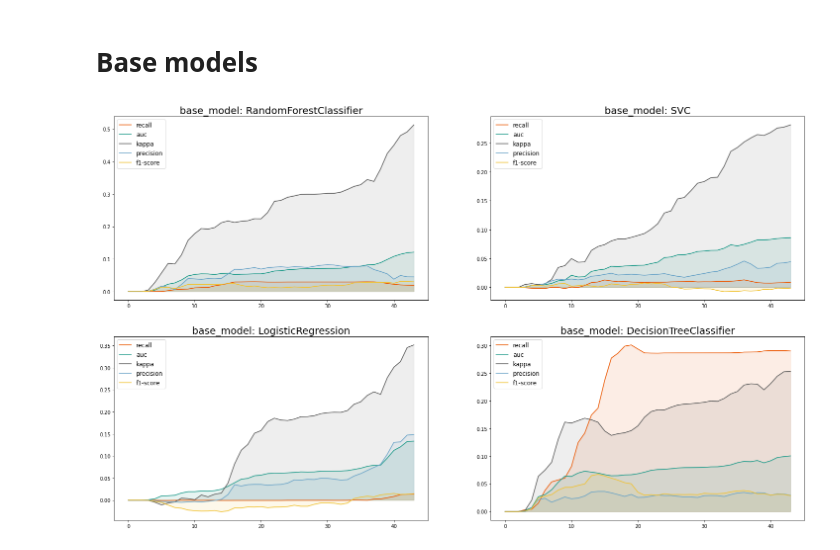
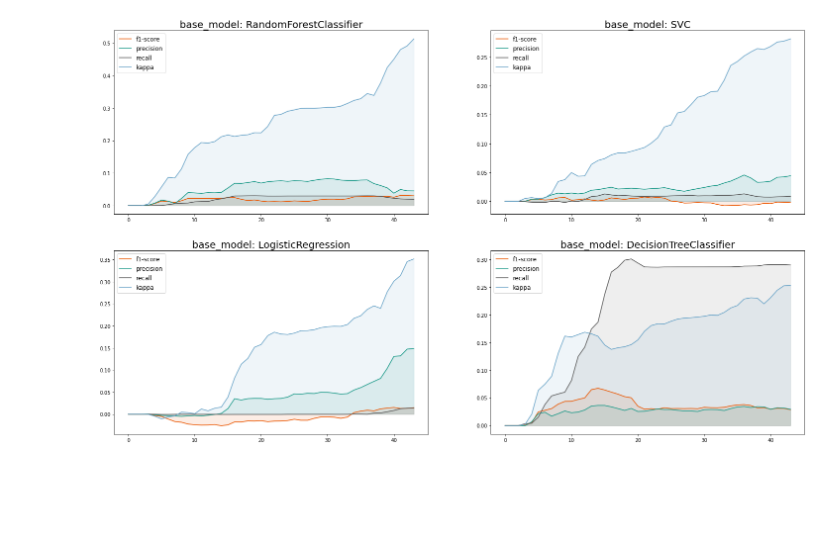
Before and after one commit to feamelo/drift-meta-learning, a Jupyter notebook: src/experiments/results/result_gain.ipynb, the cells around one changed output. Cells and saved outputs as stored; diff of their text form; code cells hidden in the pictures; blank space fills up the shorter version.

Commit message:
run different base models experiments for rialto dataset

```diff
--- a/src/experiments/results/result_gain.ipynb
+++ b/src/experiments/results/result_gain.ipynb
@@ -75,19 +9,5 @@ _plot_results()
-# %% [markdown]
-# Base models
-# %%
-def _plot_results():
-    plt.figure(figsize=(25, 15))
-    base_models = ["RandomForestClassifier", "SVC", "LogisticRegression", "DecisionTreeClassifier"]
-    dataset = "electricity"
-    results = {}
-    for base_model_idx, base_model in enumerate(base_models):
-        filename = f"results_dataframes/base_model: {base_model} - dataset: {dataset}.csv"
-        results, metrics = _get_result_df(filename)
-        plt.subplot(2, 2, base_model_idx + 1)
-        for metric_idx, metric in enumerate(metrics):
-            plt.title(f"base_model: {base_model}", fontsize=20)
-            _plot_subplot(results, metric=metric, color=COLORS[metric_idx])
-
-_plot_results()
-# %% [output]
-[figure, removed]
+# %%
+elec_eval = MetaEvaluator().fit("electricity")
+elec_eval.plot_gain()
+# %% [output]
+[figure, added]
```
Also changed, not shown: parts of 10 cells of this notebook, 21 other files.
